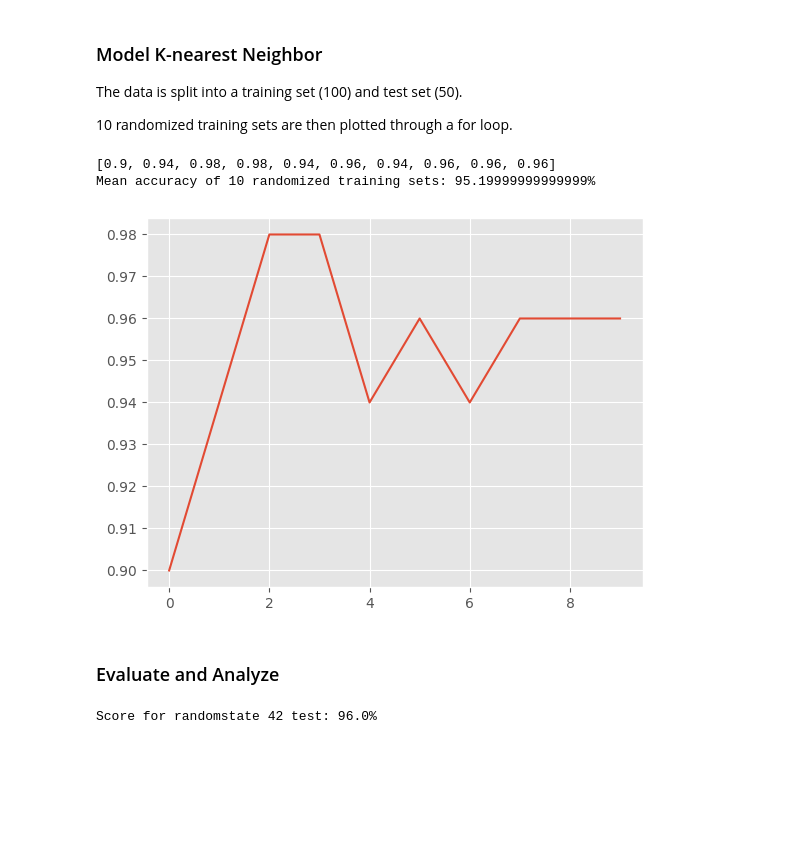
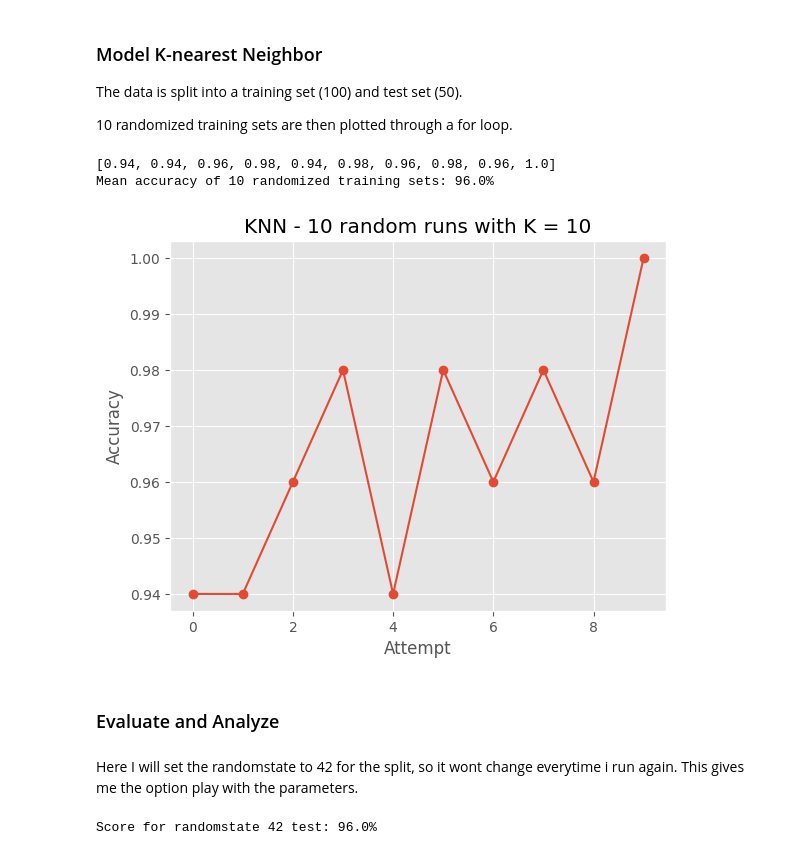
Before and after one commit to smlatic/Python-Edin-Smlatic, a Jupyter notebook: labs/Lab2/Lab2-pokemon.ipynb, the cells around one changed output. Saved outputs shown, nothing was run; the diff lists cells and outputs as text; code cells hidden in the pictures; blank space fills up the shorter version.

```diff
--- a/labs/Lab2/Lab2-pokemon.ipynb
+++ b/labs/Lab2/Lab2-pokemon.ipynb
@@ -207,34 +214,39 @@ The data is split into a training set (100) and test set (50).
 # %%
 # The total data is 150 points. The task asks us to divide 100 to training and use
 # 50 as test data. Randomly. So we set our test_size parameter to 50.
 # https://www.sharpsightlabs.com/blog/scikit-train_test_split/
 
 # Split the data into training and test sets
 from sklearn.model_selection import train_test_split
-from sklearn.neighbors import KNeighborsClassifier
 
 # 10 randomized tests through a for loop
 clf = KNeighborsClassifier(n_neighbors=10) # n_neighbors = 10 closest.
 
 results = []
 for i in range(1, 11):
     X_train, X_test, y_train, y_test = train_test_split(X, y, test_size= 50) # Testsize set to 50, which leaves 100 to train on.
     clf.fit(X_train, y_train) # We apply the model
     score = clf.score(X_test, y_test) # Accuracy score, stored in a list.
     results.append(score)
 
 
 mean = sum(results)/len(results)
+mean = round(mean, 2)
 print(results)
 print(f"Mean accuracy of 10 randomized training sets: {mean*100}%")
-plt.plot(results);
+plt.plot(results, "o-")
+plt.xlabel("Attempt")
+plt.ylabel("Accuracy")
+plt.title("KNN - 10 random runs with K = 10");
 # %% [output]
-[0.9, 0.94, 0.98, 0.98, 0.94, 0.96, 0.94, 0.96, 0.96, 0.96]
-Mean accuracy of 10 randomized training sets: 95.19999999999999%
+[0.94, 0.94, 0.96, 0.98, 0.94, 0.98, 0.96, 0.98, 0.96, 1.0]
+Mean accuracy of 10 randomized training sets: 96.0%
-[figure, old version]
+[figure, new version]
 # %% [markdown]
 ### Evaluate and Analyze
 # %%
 # Import confusion_matrix and classification_report from sklearn's metrics module
 from sklearn.metrics import confusion_matrix, classification_report
+# %% [markdown]
+Here I will set the randomstate to 42 for the split, so it wont change everytime i run again. This gives me the option play with the parameters.
 # %%
```
Also changed, not shown: parts of 21 cells of this notebook.
